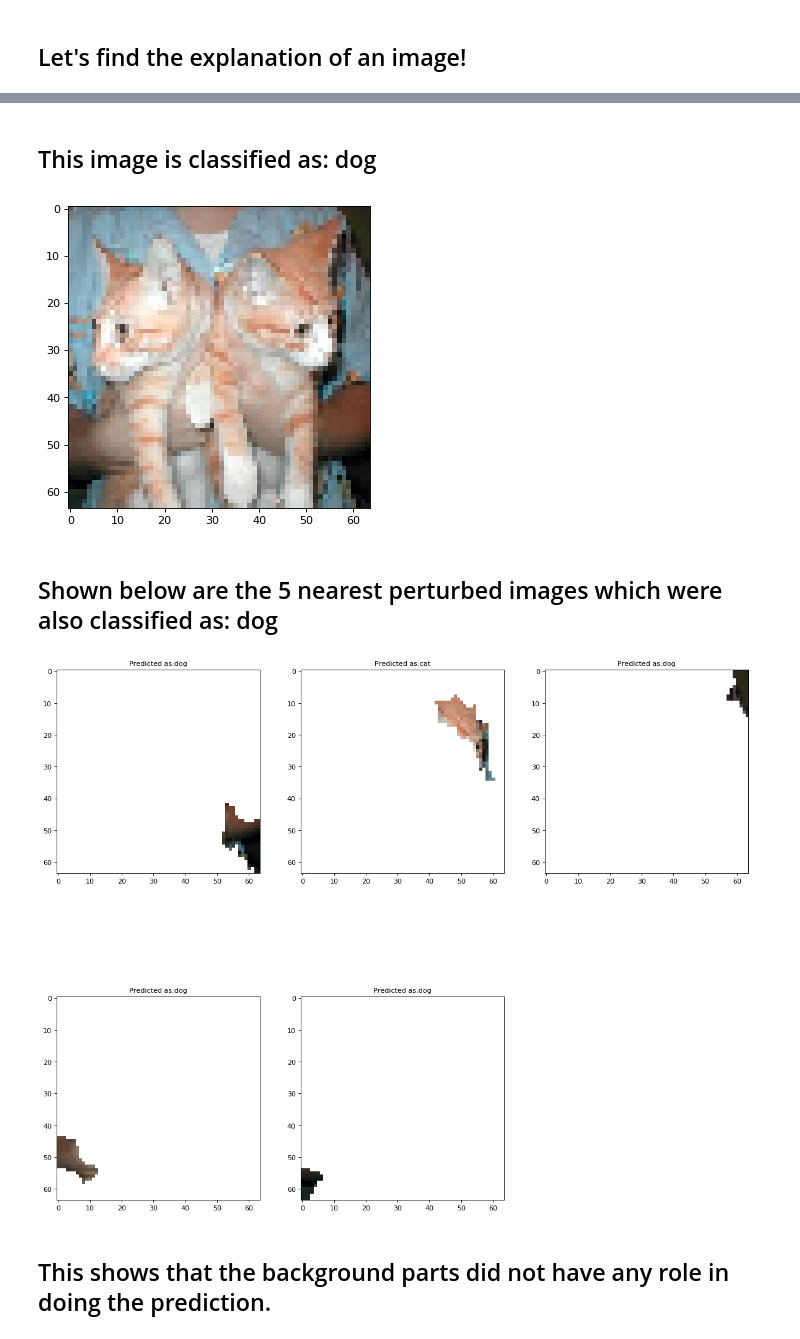
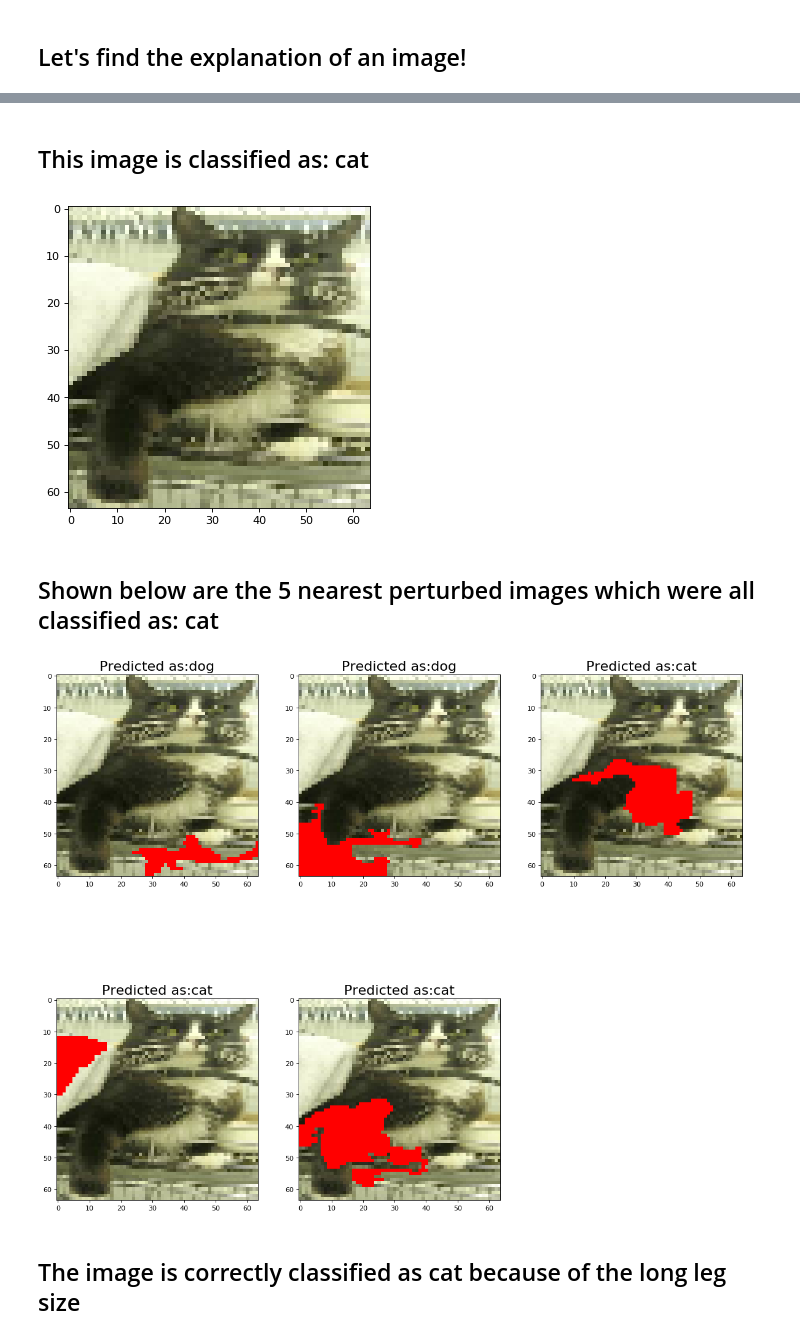
Before and after one commit to akshayutture/lime, a Jupyter notebook: knn_image_demo.ipynb, the cells around one changed output, grey strips where cells are left out. Drawn from its saved outputs; the diff is of its cells as text; code cells hidden in the pictures.

Commit message:
cleaned image demo code and updated readme

```diff
--- a/knn_image_demo.ipynb
+++ b/knn_image_demo.ipynb
@@ -60,20 +69,3 @@ Epoch 2/2
 printmd("**The accuracy of the trained model is 0.998**")
 # %% [output]
 **The accuracy of the trained model is 0.998**
-# %%
-# Part 3 - Making new predictions
-test_image = image.load_img('image_datasets/test_set/cats/cat.4407.jpg', target_size = (64, 64))
-test_image = image.img_to_array(test_image)
-test_image = np.expand_dims(test_image, axis = 0)
-result = classifier.predict(test_image)
-if result[0][0] == 1:
-    prediction = 'dog'
-else:
-    prediction = 'cat'
-# %%
-print(prediction)
-fig=plt.figure(figsize=(10,5), dpi= 80)
-img=mpimg.imread('image_datasets/test_set/cats/cat.4407.jpg')
-print(np.shape(img))
-imgplot = plt.imshow(img)
-plt.show()
@@ -200,13 +148,13 @@ else:
 
 img_original = image.img_to_array(test_image0)
 
-# print(prediction)
+printmd("## The image is classified as a "+prediction)
 from skimage.segmentation import slic
-segments_slic = slic(img_original, n_segments=100, compactness=0.01, sigma=1)
+segments_slic = slic(img_original, n_segments=30, compactness=0.01, sigma=1)
 
 # print("Number of segments",np.shape(segments_slic))
 # print(segments_slic)
 
 num_segments = np.max(segments_slic)
-print("Number of superpixels found in the image",num_segments)
+printmd("## Number of superpixels found in the image: "+str(num_segments))
 # %% [output]
@@ -323,35 +184,34 @@ Nearest neighbor index: 42
 # %%
 # plt.rcParams['figure.figsize'] = [100, 25]
 fig=plt.figure(figsize=(10,5), dpi= 80)
 printmd("## This image is classified as: "+prediction)
-test_image_original = image.load_img('image_datasets/test_set/cats/cat.4162.jpg', target_size = (64, 64))
+test_image_original = image.load_img('image_datasets/test_set/cats/cat.4007.jpg', target_size = (64, 64))
 img_original = image.img_to_array(test_image_original)
 imgplot = plt.imshow(img_original.astype(np.uint8))
 plt.show()
-printmd("## Shown below are the 5 nearest perturbed images which were also classified as: "+prediction)
 fig=plt.figure(figsize=(18,16), dpi= 80)
+printmd("## Shown below are the 5 nearest perturbed images which were all classified as: "+prediction)
 # fig=plt.figure(figsize=(18, 16), dpi= 80, facecolor='w', edgecolor='k')
 for i in range(5):
     img = np.reshape(explanations[i],(64,64,3))
     result = classifier.predict(np.reshape(img,(1,64,64,3)))
     # training_set.class_indices
     if result[0][0] == 1:
         prediction = 'cat'
     else:
         prediction = 'dog'
     ax = fig.add_subplot(2, 3, i+1)
-    ax.set_title("Predicted as:"+prediction,fontsize=20)
+    ax.set_title("Predicted as:"+prediction, fontsize=20)
     plt.imshow(img.astype(np.uint8))
 plt.show()
 
-
-printmd("## This shows that the background parts did not have any role in doing the prediction.")
-printmd("## Hence, the model predicted using the shape, but it looks like it detected using the combined shape of 2 cats (i.e. from 2 ears)")
-printmd("## The model might fail if we want further information like number of cats. This shows the limitation of this model.")
+printmd("## The image is correctly classified as cat because of the long leg size")
+# printmd("## This shows that the background parts did not have any role in doing the prediction.")
+#printmd("## Hence, our model predicted using the shape, which is correct!")
 # printmd("## The mis-classification seems to be because of the color")
 # %% [output]
-## This image is classified as: dog
+## This image is classified as: cat
-[figure, old version]
+[figure, new version]
-## Shown below are the 5 nearest perturbed images which were also classified as: dog
+## Shown below are the 5 nearest perturbed images which were all classified as: cat
-[figure, old version]
+[figure, new version]
-## This shows that the background parts did not have any role in doing the prediction.
+## The image is correctly classified as cat because of the long leg size
```
Also changed, not shown: parts of 38 cells of this notebook, 1 other file.
